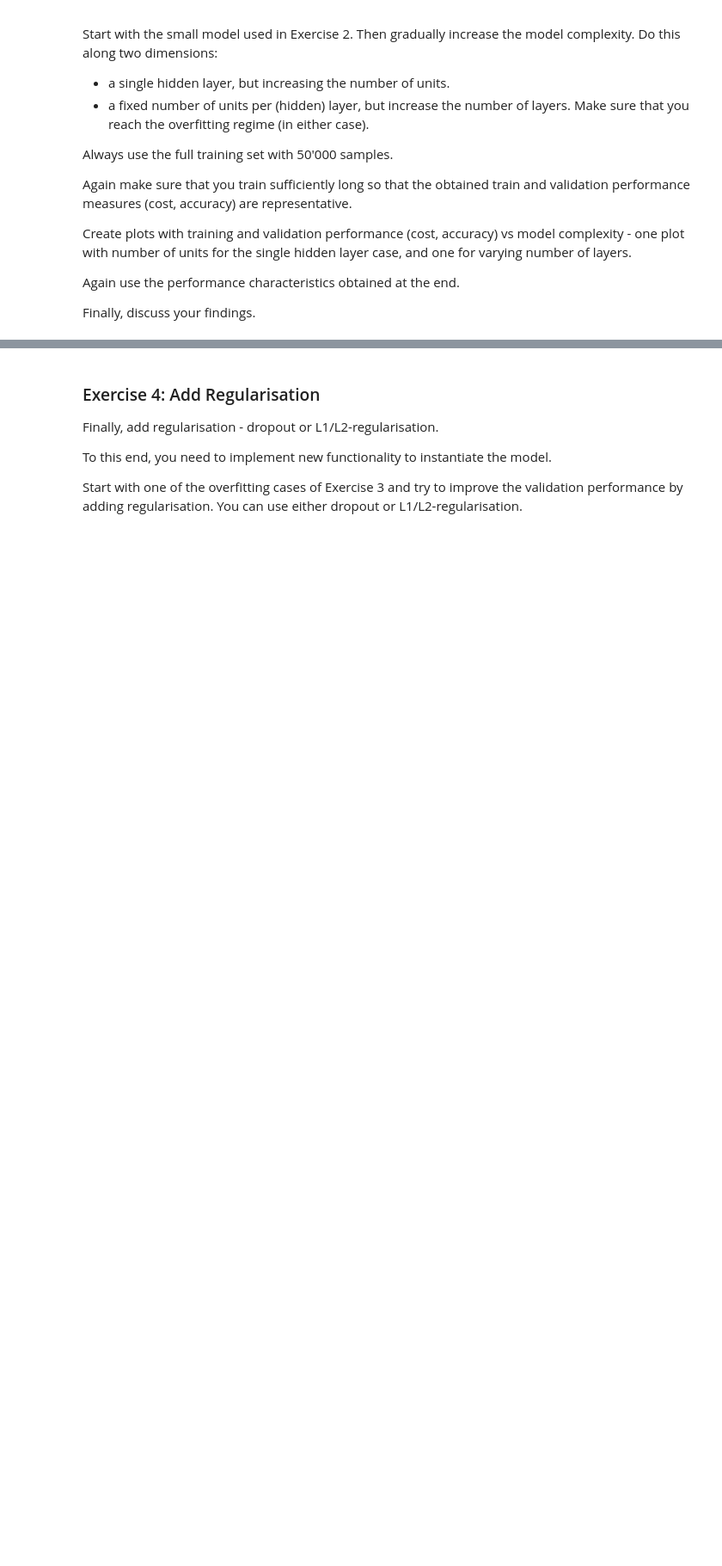
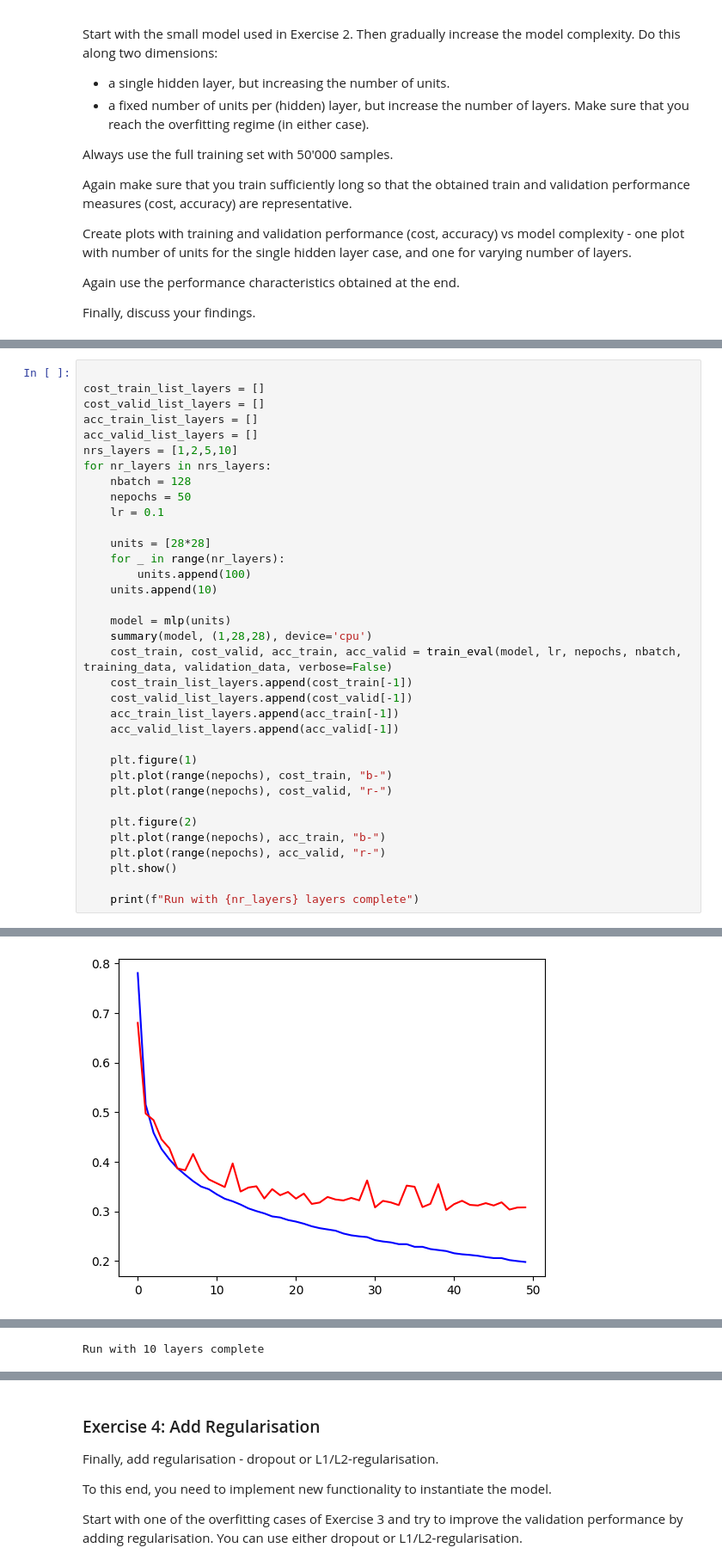
Before and after one commit to ayomeer/DeLearn, a Jupyter notebook: DL-PW-03/sol_ms/DL-PW-03-material/mlps_for_fashion_MNIST_stud.ipynb, the cells around one changed output, grey strips where cells are left out. Shown at 86% size. Cells and saved outputs as stored; diff of their text form; blank space fills up the shorter version.

```diff
--- a/DL-PW-03/sol_ms/DL-PW-03-material/mlps_for_fashion_MNIST_stud.ipynb
+++ b/DL-PW-03/sol_ms/DL-PW-03-material/mlps_for_fashion_MNIST_stud.ipynb
@@ -307,0 +339,36 @@ plt.plot(range(nepochs), acc_valid, "r-")
+# %%
+
+cost_train_list_layers = []
+cost_valid_list_layers = []
+acc_train_list_layers = []
+acc_valid_list_layers = []
+nrs_layers = [1,2,5,10]
+for nr_layers in nrs_layers:
+    nbatch = 128
+    nepochs = 50
+    lr = 0.1
+
+    units = [28*28]
+    for _ in range(nr_layers):
+        units.append(100)
+    units.append(10)
+
+    model = mlp(units)
+    summary(model, (1,28,28), device='cpu')
+    cost_train, cost_valid, acc_train, acc_valid = train_eval(model, lr, nepochs, nbatch, training_data, validation_data, verbose=False)
+    cost_train_list_layers.append(cost_train[-1])
+    cost_valid_list_layers.append(cost_valid[-1])
+    acc_train_list_layers.append(acc_train[-1])
+    acc_valid_list_layers.append(acc_valid[-1])
+
+    plt.figure(1)
+    plt.plot(range(nepochs), cost_train, "b-")
+    plt.plot(range(nepochs), cost_valid, "r-")
+
+    plt.figure(2)
+    plt.plot(range(nepochs), acc_train, "b-")
+    plt.plot(range(nepochs), acc_valid, "r-")
+    plt.show()
+
+    print(f"Run with {nr_layers} layers complete")
+# %% [output]
@@ -307,0 +392 @@ plt.plot(range(nepochs), acc_valid, "r-")
+[figure, added]
@@ -307,0 +454 @@ plt.plot(range(nepochs), acc_valid, "r-")
+Run with 10 layers complete
```
Also changed, not shown: parts of 17 cells of this notebook, 1 other file.
